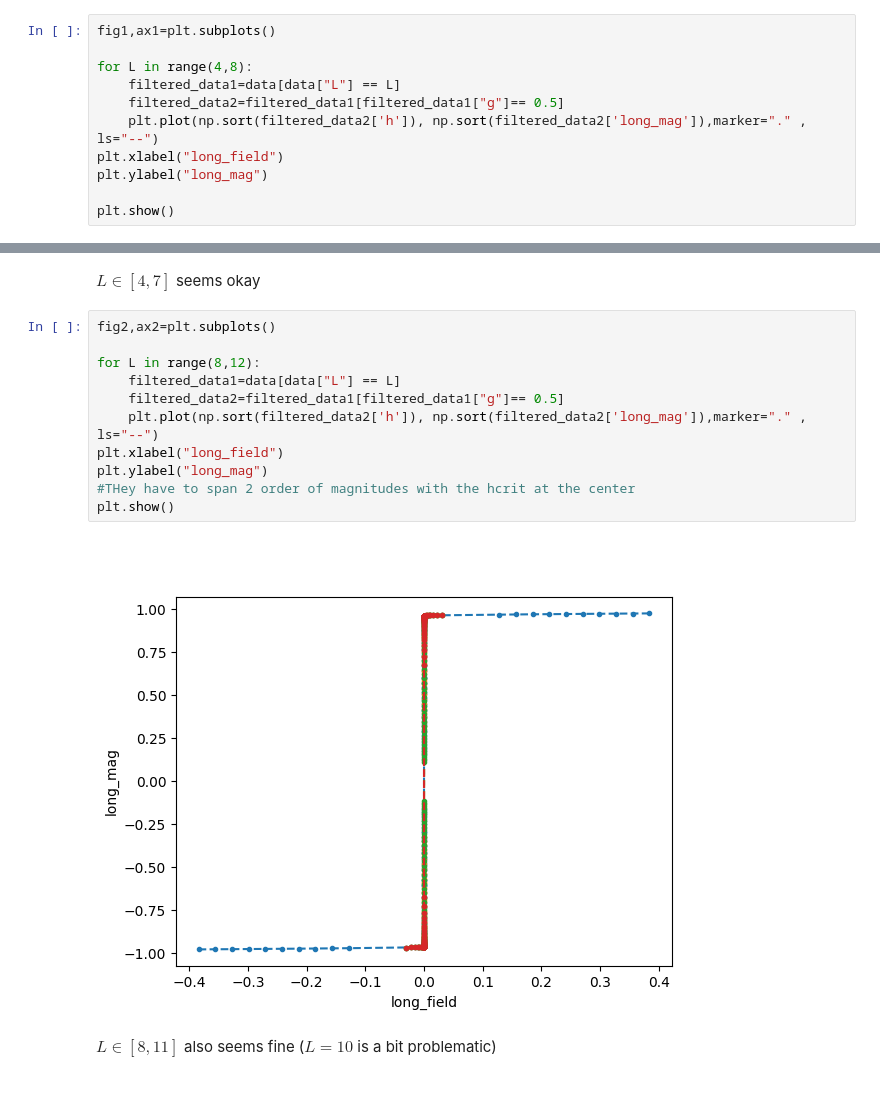
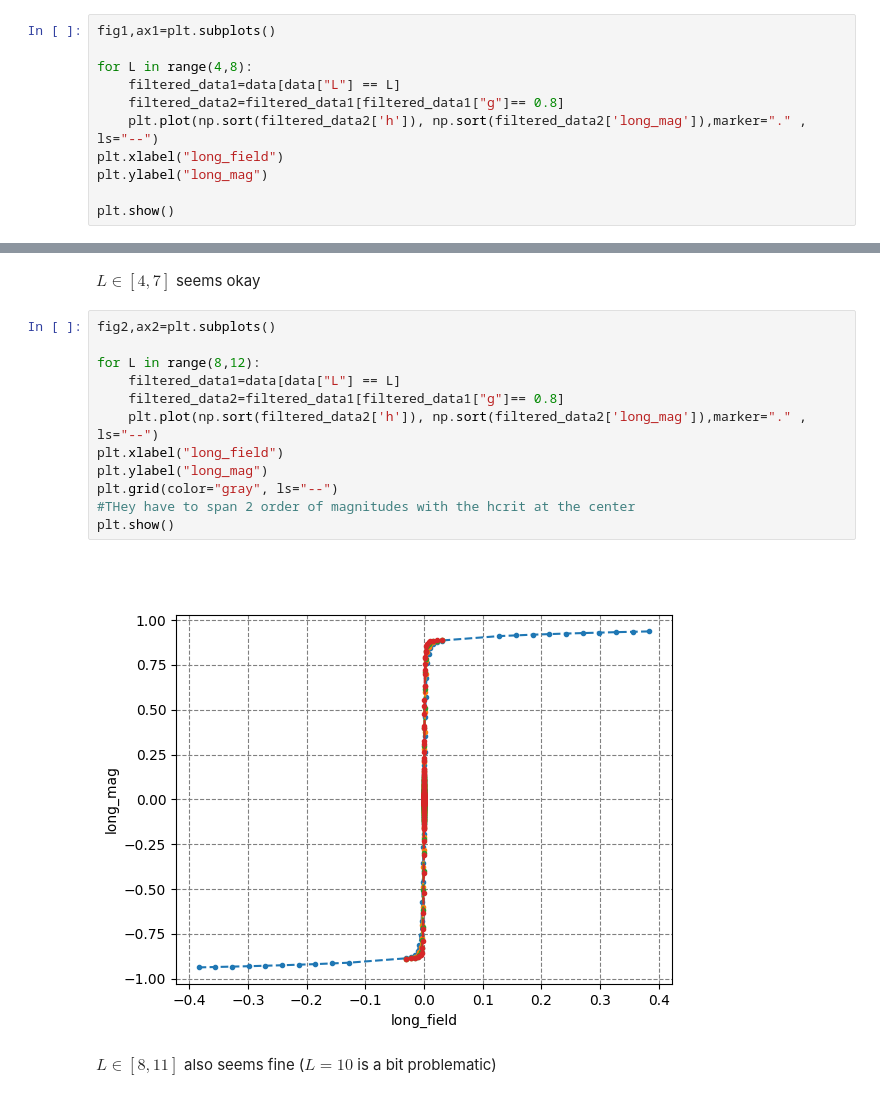
Before and after one commit to VinceNeede/Ising-Diag, a Jupyter notebook: First_Order_Transition/extrapolation.ipynb, the cells around one changed output, grey strips where cells are left out. Drawn from its saved outputs; the diff is of its cells as text.

```diff
--- a/First_Order_Transition/extrapolation.ipynb
+++ b/First_Order_Transition/extrapolation.ipynb
@@ -14,7 +21,7 @@ fig1,ax1=plt.subplots()
 
 for L in range(4,8):
     filtered_data1=data[data["L"] == L]
-    filtered_data2=filtered_data1[filtered_data1["g"]== 0.5]
+    filtered_data2=filtered_data1[filtered_data1["g"]== 0.8]
     plt.plot(np.sort(filtered_data2['h']), np.sort(filtered_data2['long_mag']),marker="." , ls="--")
 plt.xlabel("long_field")
 plt.ylabel("long_mag")
@@ -27,16 +34,17 @@ $L \in [4,7]$ seems okay
 # %%
 fig2,ax2=plt.subplots()
 
 for L in range(8,12):
     filtered_data1=data[data["L"] == L]
-    filtered_data2=filtered_data1[filtered_data1["g"]== 0.5]
+    filtered_data2=filtered_data1[filtered_data1["g"]== 0.8]
     plt.plot(np.sort(filtered_data2['h']), np.sort(filtered_data2['long_mag']),marker="." , ls="--")
 plt.xlabel("long_field")
 plt.ylabel("long_mag")
+plt.grid(color="gray", ls="--")
 #THey have to span 2 order of magnitudes with the hcrit at the center
 plt.show()
 # %% [output]
-[figure, old version]
+[figure, new version]
 # %% [markdown]
 $L \in [8,11]$ also seems fine ($L=10$ is a bit problematic)
 # %%
```
Also changed, not shown: parts of 12 cells of this notebook, 4 other files.
